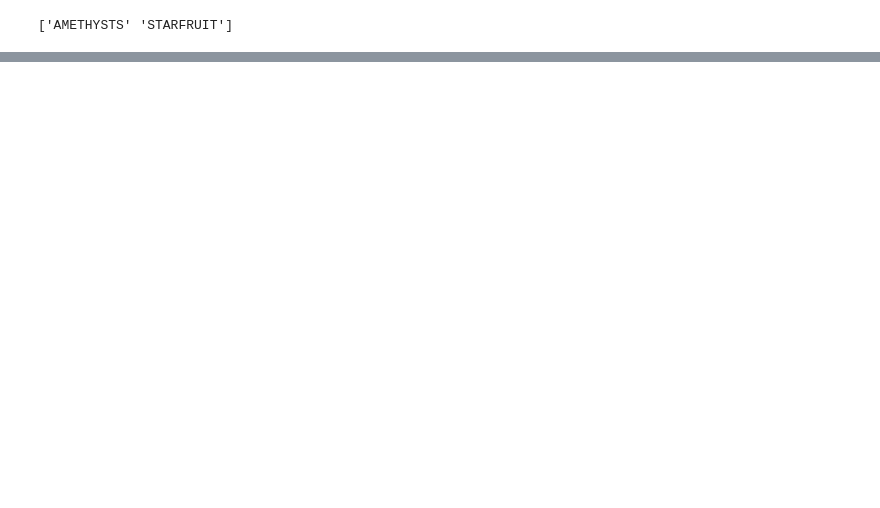
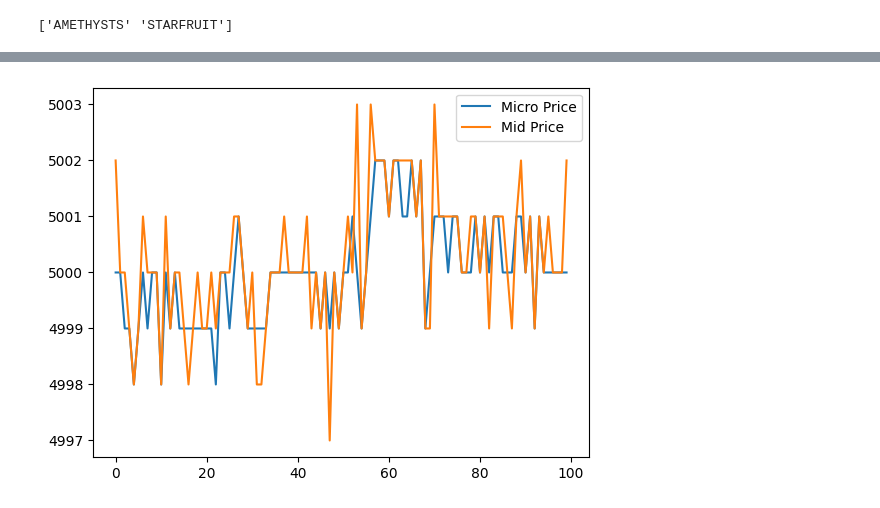
Before and after one commit to levladiator/Prosperity, a Jupyter notebook: src/forecaster-STARFRUIT.ipynb, the cells around one changed output, grey strips where cells are left out. Drawn from its saved outputs; the diff is of its cells as text; code cells hidden in the pictures; blank space fills up the shorter version.

```diff
--- a/src/forecaster-STARFRUIT.ipynb
+++ b/src/forecaster-STARFRUIT.ipynb
@@ -184 +257,9 @@ My MSE: 0.17334669338677355
+# %%
+# plot micro prirce vs mid price
+plt.plot(micro_price[:100], label='Micro Price')
+plt.plot(mid_price[:100], label='Mid Price')
+plt.legend()
+plt.show()
+# %% [output]
+[figure, added]
 # %%
```
Also changed, not shown: parts of 20 cells of this notebook, 1 other file.
